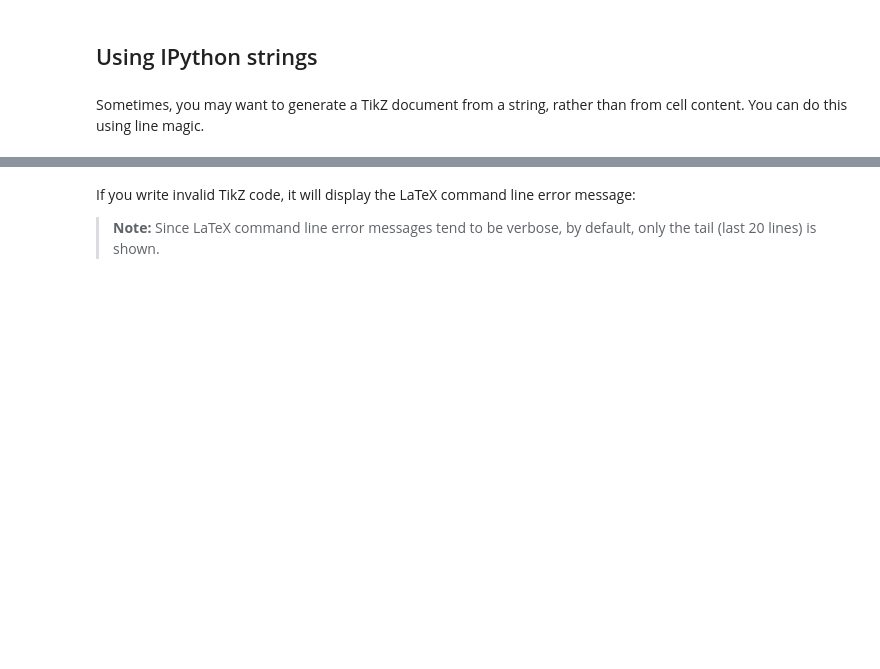
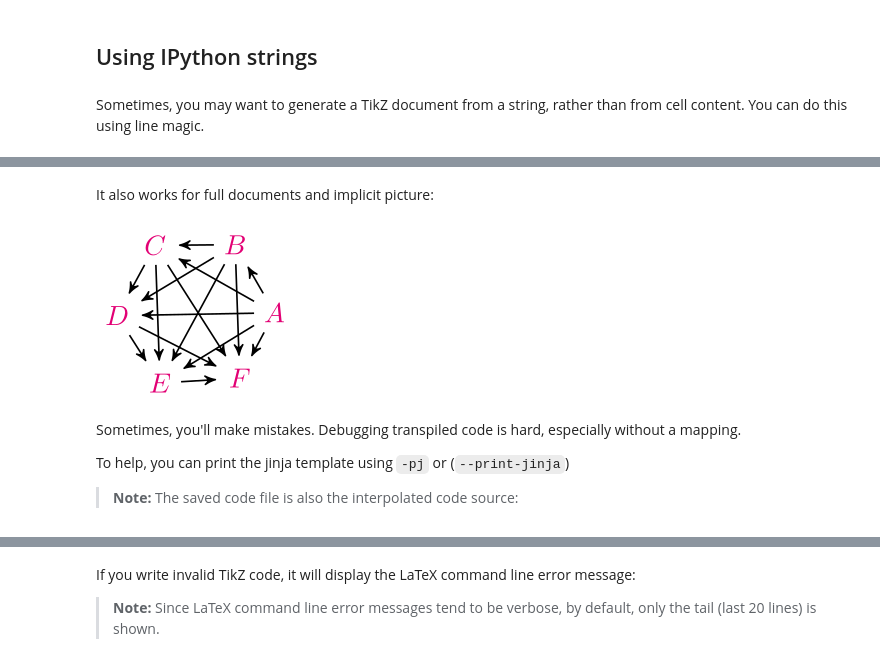
Before and after one commit to lucaslrodri/jupyter-tikz, a Jupyter notebook: GettingStarted.ipynb, the cells around one changed output, grey strips where cells are left out. Saved outputs shown, nothing was run; the diff lists cells and outputs as text; code cells hidden in the pictures; blank space fills up the shorter version.

Commit message:
Jinja templates

```diff
--- a/GettingStarted.ipynb
+++ b/GettingStarted.ipynb
@@ -352,0 +359,5 @@ conway_str = r"""\documentclass[tikz]{standalone}
+# %%
+node_names = "ABCDEF"
+nodes = {s: int(365/len(node_names) * i) for i, s in enumerate(node_names)}
+n = len(nodes)
+nodes
@@ -352,0 +387,33 @@ conway_str = r"""\documentclass[tikz]{standalone}
+# %% [markdown]
+It also works for full documents and implicit picture:
+# %%
+%%tikz --as-jinja -f -r -d=200
+\documentclass[tikz]{standalone}
+\usetikzlibrary{arrows,automata}
+\definecolor{mymagenta}{RGB}{226,0,116}
+\begin{document}
+\begin{tikzpicture}[->,>=stealth',shorten >=1pt,auto,node distance=2.8cm,
+                    semithick]
+  \tikzstyle{every state}=[fill=mymagenta,draw=none,text=white]
+
+  {% for name, angle in nodes.items() -%}
+       \node[color=mymagenta] (v{{loop.index0}}) at ({{angle}}:1) {${{name}}$};
+  {% endfor -%}
+
+  {% for n1 in range(n) -%}
+      {% for n2 in range(n) -%}
+         {%if n1 < n2 -%}
+             \path (v{{n1}}) edge (v{{n2}});
+         {% endif -%}
+      {% endfor -%}
+  {% endfor -%}
+\end{tikzpicture}
+\end{document}
+# %% [output]
+[figure, added]
+# %% [markdown]
+Sometimes, you'll make mistakes. Debugging transpiled code is hard, especially without a mapping.
+
+To help, you can print the jinja template using `-pj` or (`--print-jinja`)
+
+> **Note:** The saved code file is also the  interpolated code source:
```
Also changed, not shown: parts of 8 cells of this notebook, 5 other files.
